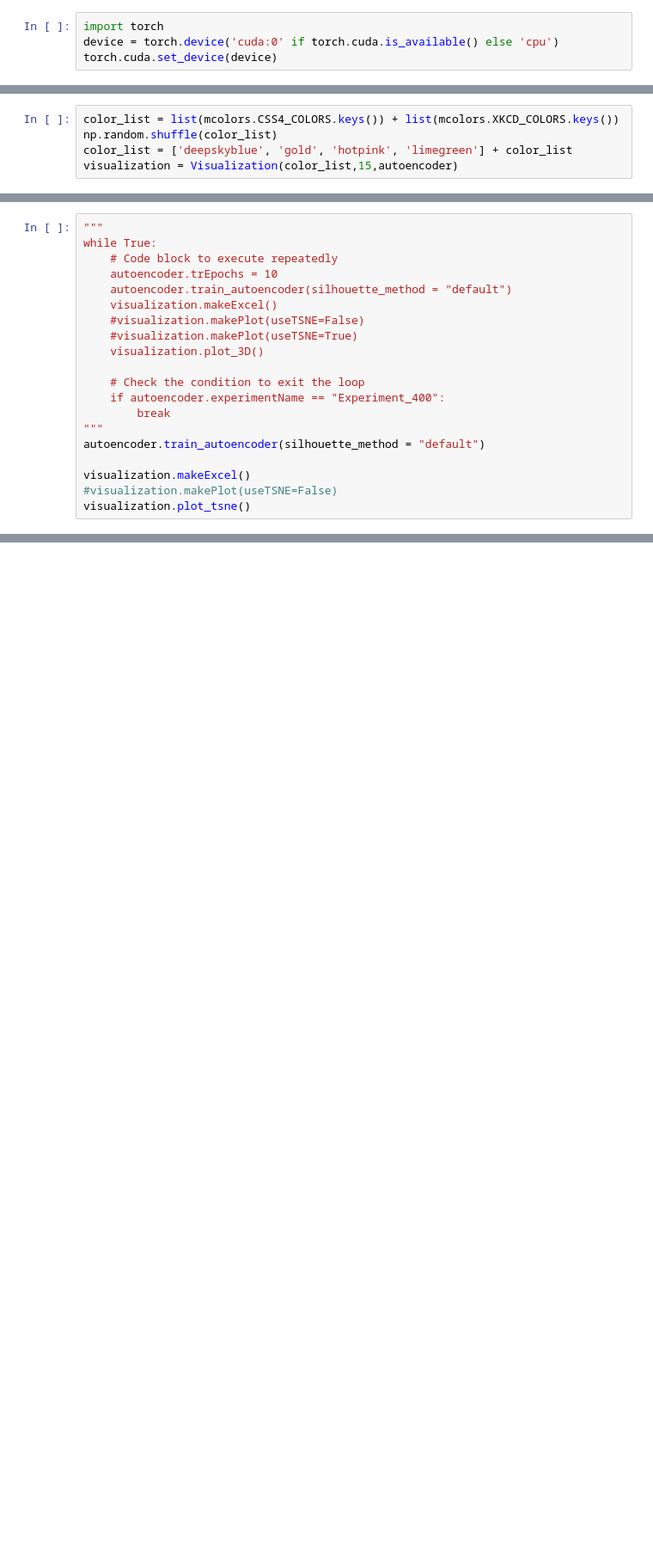
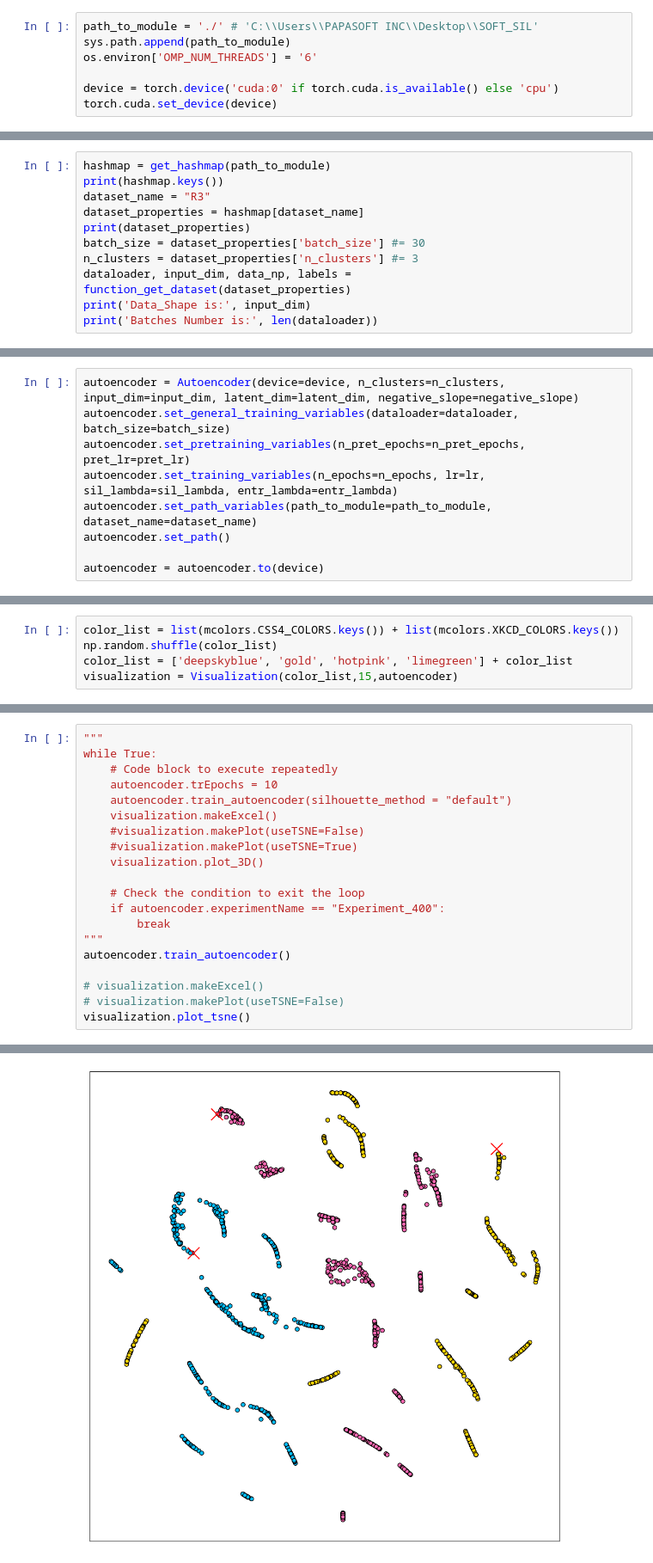
Before and after one commit to gvardakas/Soft-Silhouette, a Jupyter notebook: Autoencoder_Experiments.ipynb, the cells around one changed output, grey strips where cells are left out. Shown at 86% size. Drawn from its saved outputs; the diff is of its cells as text; blank space fills up the shorter version.

```diff
--- a/Autoencoder_Experiments.ipynb
+++ b/Autoencoder_Experiments.ipynb
@@ -31,5 +23,8 @@ from New_Code_Files.Autoencoder import Autoencoder, createAutoencoder
 # %%
-import torch
+path_to_module = './' # 'C:\\Users\\PAPASOFT INC\\Desktop\\SOFT_SIL'
+sys.path.append(path_to_module)
+os.environ['OMP_NUM_THREADS'] = '6'
+
 device = torch.device('cuda:0' if torch.cuda.is_available() else 'cpu')
 torch.cuda.set_device(device)
 # %% [markdown]
@@ -56,0 +32,11 @@ Batches Number is: 15
+# %%
+hashmap = get_hashmap(path_to_module)
+print(hashmap.keys())
+dataset_name = "R3"
+dataset_properties = hashmap[dataset_name]
+print(dataset_properties)
+batch_size = dataset_properties['batch_size'] #= 30
+n_clusters = dataset_properties['n_clusters'] #= 3
+dataloader, input_dim, data_np, labels = function_get_dataset(dataset_properties)
+print('Data_Shape is:', input_dim)
+print('Batches Number is:', len(dataloader))
@@ -95,0 +75,9 @@ autoencoder = createAutoencoder(pathToModule = path_to_module, datasetName =  da
+# %%
+autoencoder = Autoencoder(device=device, n_clusters=n_clusters, input_dim=input_dim, latent_dim=latent_dim, negative_slope=negative_slope)
+autoencoder.set_general_training_variables(dataloader=dataloader, batch_size=batch_size)
+autoencoder.set_pretraining_variables(n_pret_epochs=n_pret_epochs, pret_lr=pret_lr)
+autoencoder.set_training_variables(n_epochs=n_epochs, lr=lr, sil_lambda=sil_lambda, entr_lambda=entr_lambda)
+autoencoder.set_path_variables(path_to_module=path_to_module, dataset_name=dataset_name)
+autoencoder.set_path()
+
+autoencoder = autoencoder.to(device)
@@ -149,9 +155,9 @@ while True:
     if autoencoder.experimentName == "Experiment_400":
         break
 """
-autoencoder.train_autoencoder(silhouette_method = "default")
+autoencoder.train_autoencoder()
 
-visualization.makeExcel()
-#visualization.makePlot(useTSNE=False)
+# visualization.makeExcel()
+# visualization.makePlot(useTSNE=False)
 visualization.plot_tsne()
 # %% [output]
@@ -158,0 +183 @@ TypeError: Evaluation.autoencoder_evaluation() missing 1 required positional arg
+[figure, added]
```
Also changed, not shown: parts of 23 cells of this notebook, 6 other files.
